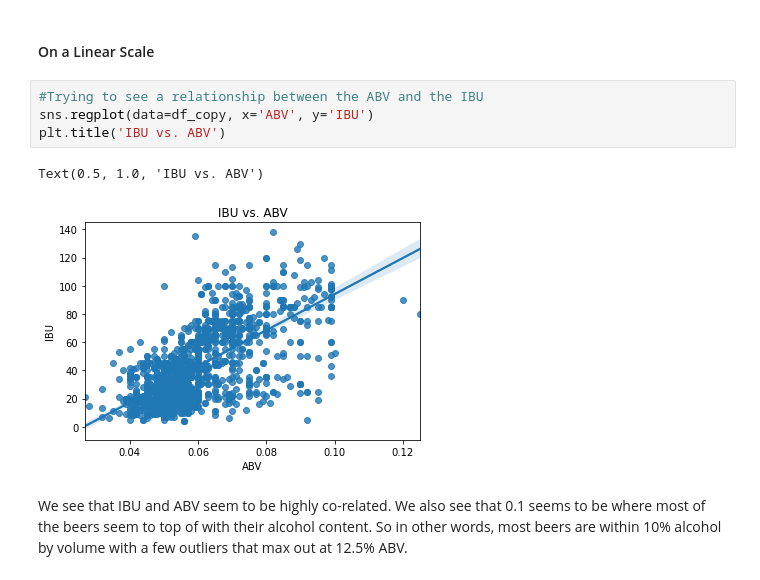
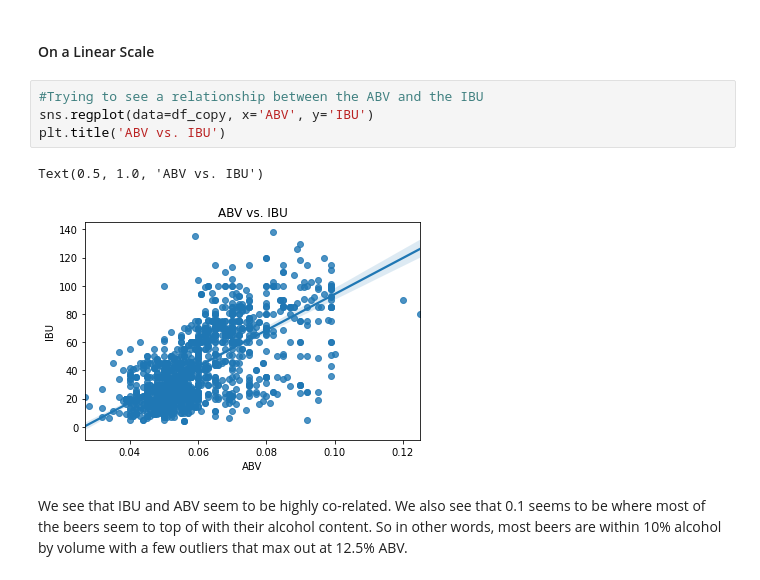
Before and after one commit to akkiannu/BeerAnalysis, a Jupyter notebook: exploratory.ipynb, the cells around one changed output. Drawn from its saved outputs; the diff is of its cells as text.

```diff
--- a/exploratory.ipynb
+++ b/exploratory.ipynb
@@ -270,10 +270,10 @@ To tidy the data, I removed all rows that did not have IBU or ABV. Since they ar
 # %%
 #Trying to see a relationship between the ABV and the IBU
 sns.regplot(data=df_copy, x='ABV', y='IBU')
-plt.title('IBU vs. ABV')
+plt.title('ABV vs. IBU')
 # %% [output]
-Text(0.5, 1.0, 'IBU vs. ABV')
+Text(0.5, 1.0, 'ABV vs. IBU')
-[figure, old version]
+[figure, new version]
 # %% [markdown]
 We see that IBU and ABV seem to be highly co-related. We also see that 0.1 seems to be where most of the beers seem to top of with their alcohol content. So in other words, most beers are within 10% alcohol by volume with a few outliers that max out at 12.5% ABV.
 # %% [markdown]
```
Also changed, not shown: parts of 7 cells of this notebook, 3 other files.
